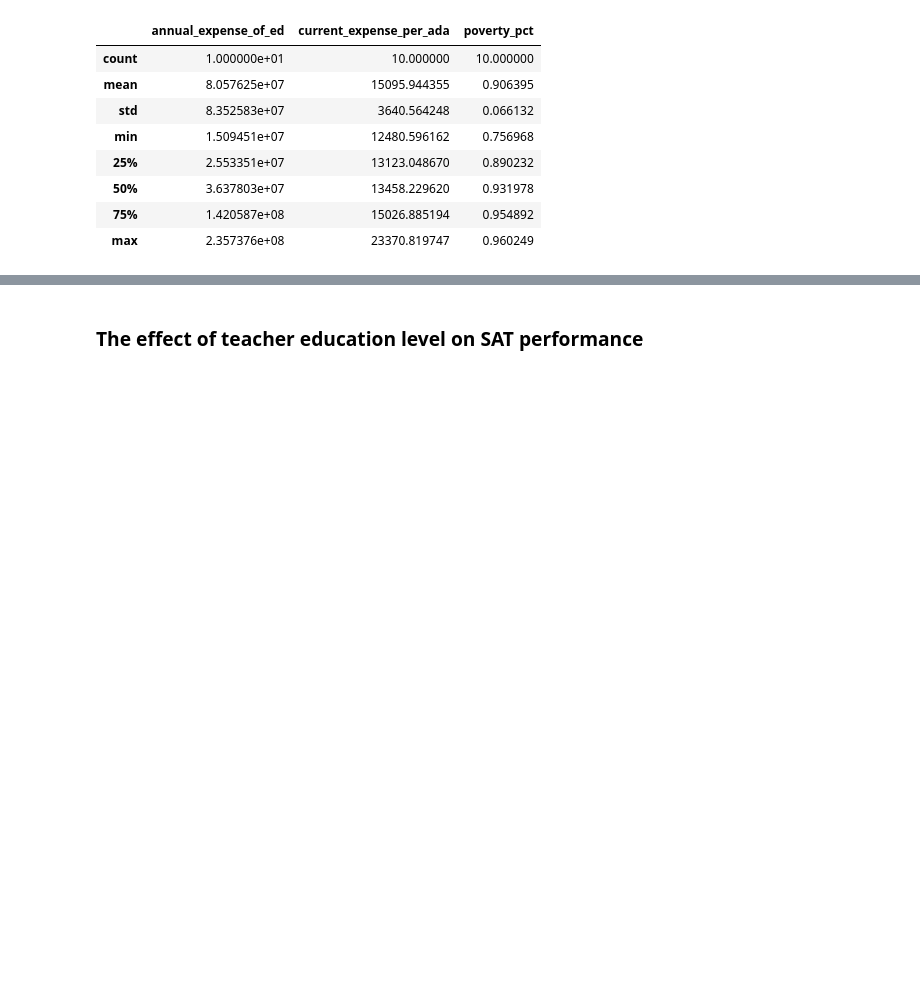
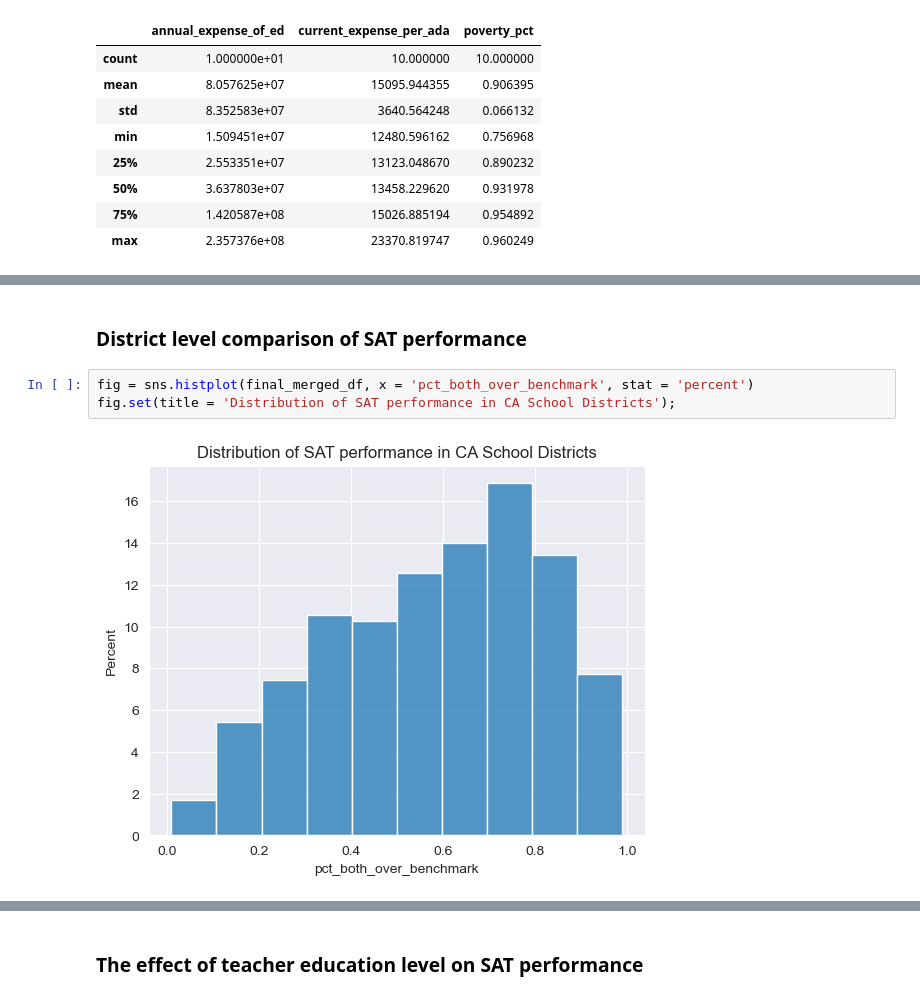
Before and after one commit to AlexSpradling/california_sat_analysis, a Jupyter notebook: code/starter-code Alex.ipynb, the cells around one changed output, grey strips where cells are left out. Cells and saved outputs as stored; diff of their text form; blank space fills up the shorter version.

```diff
--- a/code/starter-code Alex.ipynb
+++ b/code/starter-code Alex.ipynb
@@ -590,3 +590,10 @@ Here are some prompts to get you started with visualizations. Feel free to add a
         - Colors and symbols that are clear and unmistakable
 5. Additional plots of your choosing.
     - Are there any additional trends or relationships you haven't explored? Was there something interesting you saw that you'd like to dive further into? It's likely that there are a few more plots you might want to generate to support your narrative and recommendations that you are building toward. **As always, make sure you're interpreting your plots as you go**.
+# %% [markdown]
+### District level comparison of SAT performance
+# %%
+fig = sns.histplot(final_merged_df, x = 'pct_both_over_benchmark', stat = 'percent')
+fig.set(title = 'Distribution of SAT performance in CA School Districts');
+# %% [output]
+[figure, added]
```
Also changed, not shown: parts of 9 cells of this notebook.
